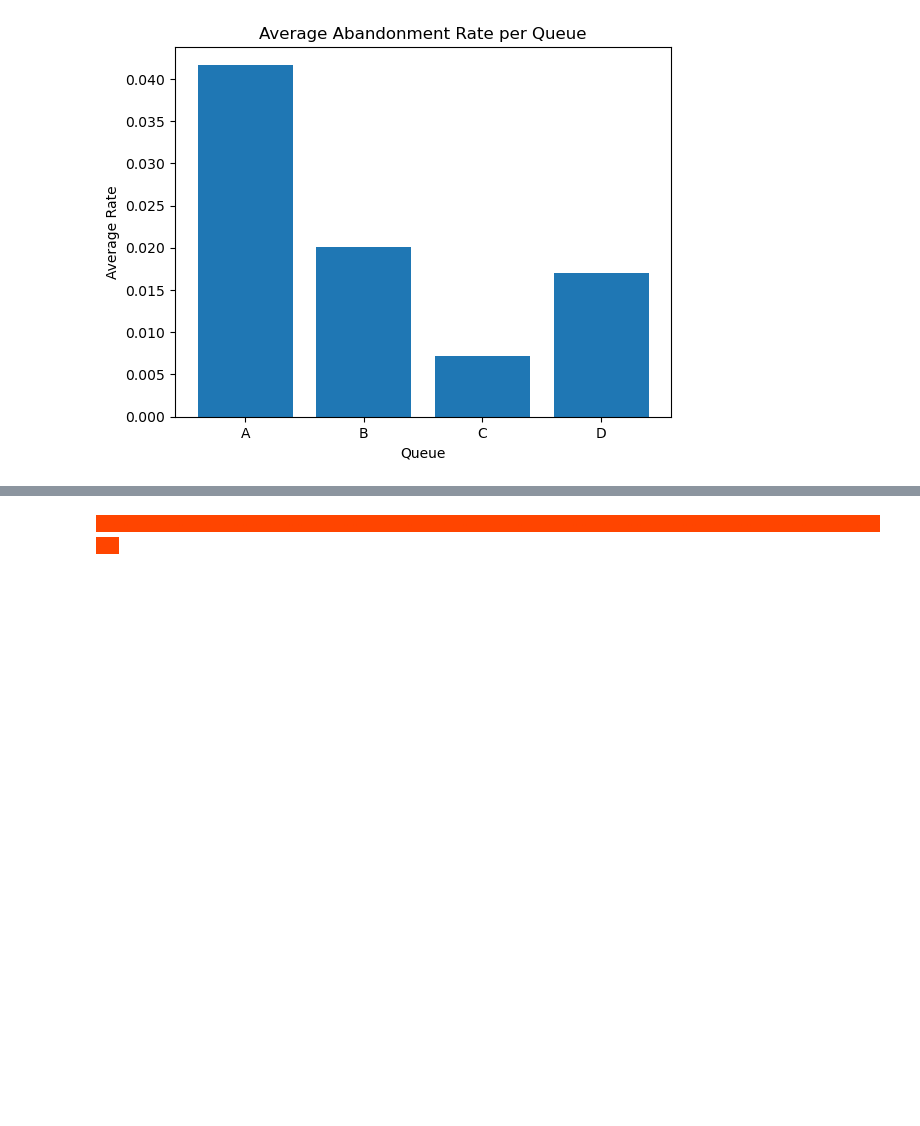
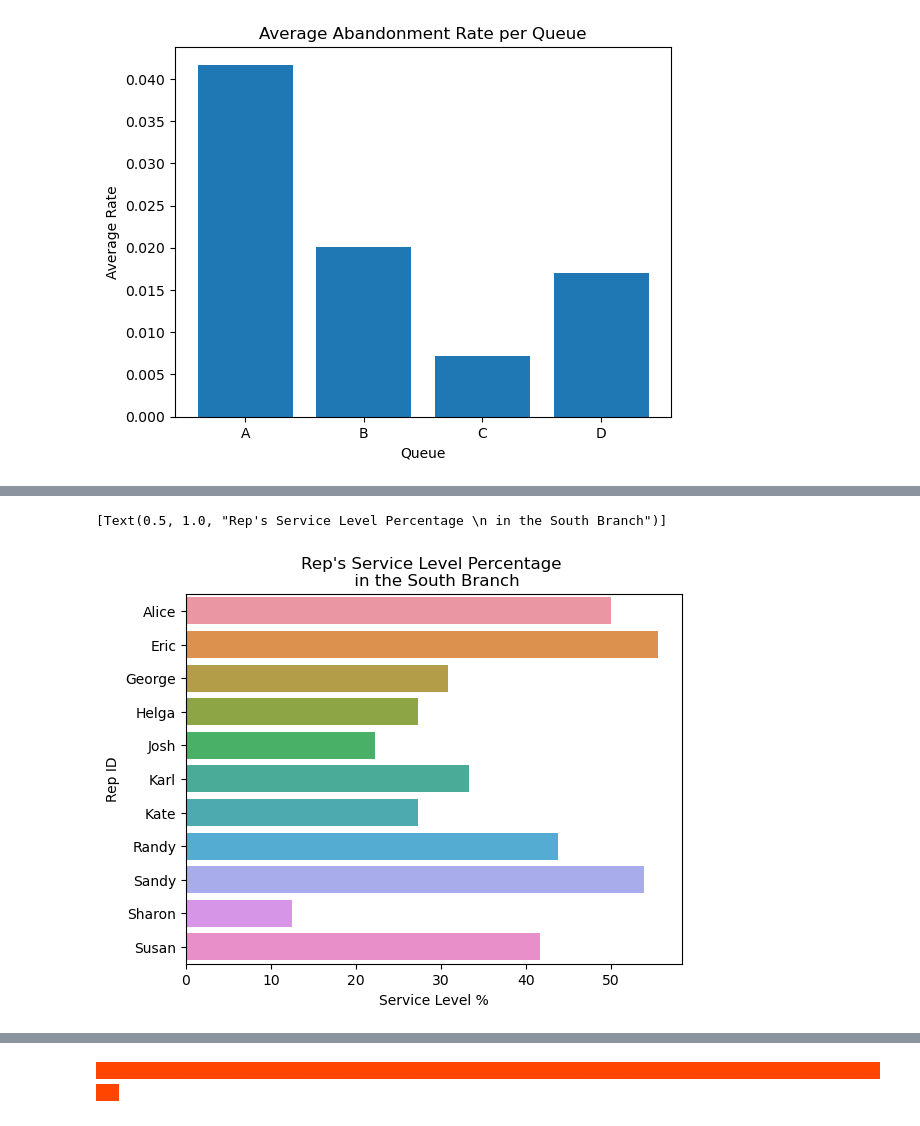
Before and after one commit to odelmas-sci/call-center-cleanup-assignment-2, a Jupyter notebook: Call_Center_Cleanup.ipynb, the cells around one changed output, grey strips where cells are left out. Saved outputs shown, nothing was run; the diff lists cells and outputs as text; code cells hidden in the pictures; blank space fills up the shorter version.

Commit message:
finalized_needs_edits

```diff
--- a/Call_Center_Cleanup.ipynb
+++ b/Call_Center_Cleanup.ipynb
@@ -651,2 +628,29 @@ service_level_plot
+# %%
+# Table 1: Total Incoming calls less than 2 seconds grouped by Rep
+quick_calls = south_df[south_df["Incoming Wait Time"] <= 2.0]
+quick_reps = quick_calls[["Rep ID", "Calls"]]
+quick_stats = quick_reps.groupby(["Rep ID"]).sum()  # Final Table
+
+
+# Table 2: Total Incoming Calls Only grouped by Rep
+total_calls_in = south_df[south_df["Incoming or Outgoing"] == "Incoming"]
+rep_calls = total_calls_in[["Rep ID", "Calls"]]
+total_stats = rep_calls.groupby(["Rep ID"]).sum() # Final Table
+
+#  Table 3: Service Level Percentage created via merge
+service_level = pd.merge(quick_stats, total_stats, on="Rep ID")
+service_level
+# Create Percentage Column in Table 3
+service_level["Service Level %"] = service_level["Calls_x"]/service_level["Calls_y"] * 100
+
+#Your Code Here:
+service_level_df = pd.DataFrame(service_level).reset_index()
+service_level_df
+
+service_level_chart = sns.barplot(x = service_level_df["Service Level %"], y = service_level_df["Rep ID"])
+service_level_chart.set(title = "Rep's Service Level Percentage \n in the South Branch")
+# %% [output]
+[Text(0.5, 1.0, "Rep's Service Level Percentage \n in the South Branch")]
+[figure, added]
 # %%
 north_plt
```
Also changed, not shown: parts of 14 cells of this notebook.
